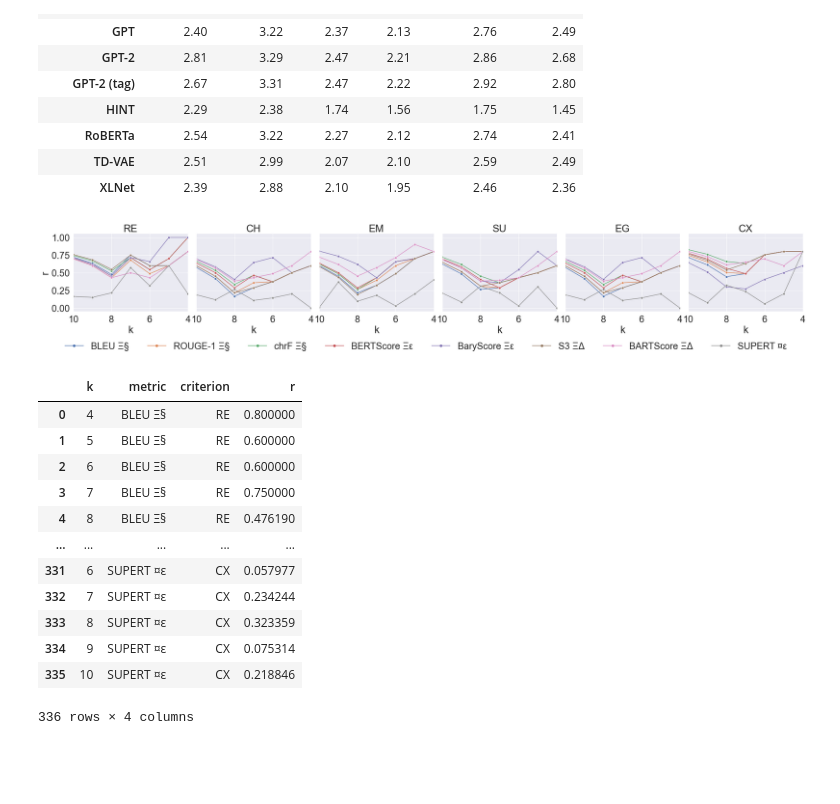
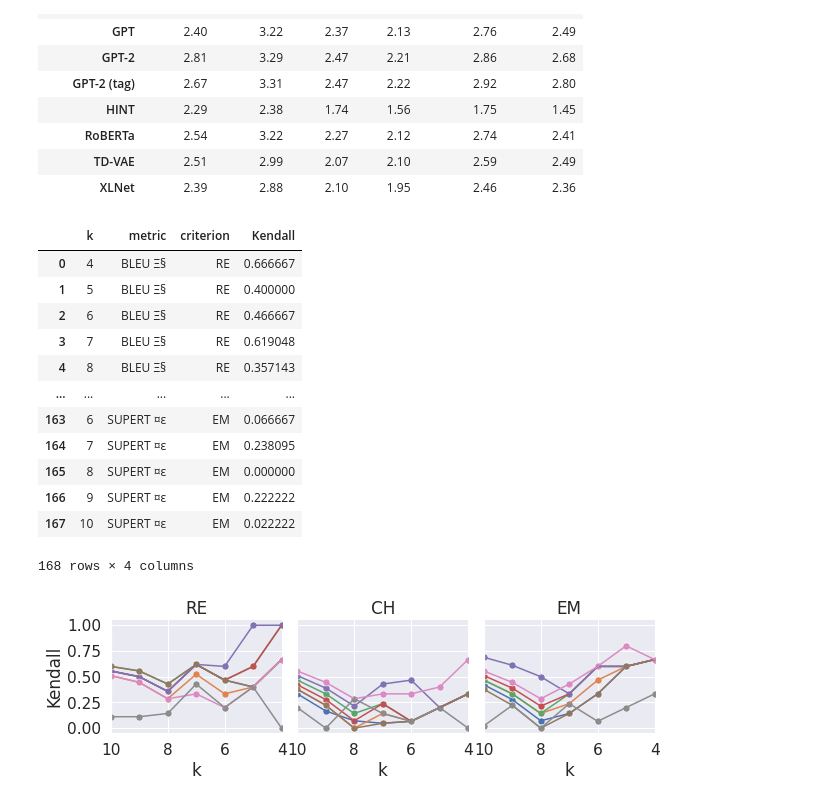
Before and after one commit to dig-team/hanna-benchmark-asg, a Jupyter notebook: data_visualization_original.ipynb, the cells around one changed output. Saved outputs shown, nothing was run; the diff lists cells and outputs as text; code cells hidden in the pictures; blank space fills up the shorter version.

```diff
--- a/data_visualization_original.ipynb
+++ b/data_visualization_original.ipynb
@@ -890,7 +1108,7 @@ def analysis_topk(a, b, correlation_type, Kstr, df=METRICS_DF_NO_HUMAN, metrics_
     """returns the dictionary containing the correlations between criteria and metrics between top-k systems"""
     topk_dict = {}
     k_range = round((b-a)/step)
-    for criterion in CRITERIA:
+    for criterion in metrics_subset1:
         topk_matrix = np.zeros((k_range, len(metrics_subset2)))
         for i, k in enumerate(range(a, b, step)):
             corr = get_correlation_df_topk(k, criterion, correlation_type, Kstr, df=df, metrics_subset1=metrics_subset1, metrics_subset2=metrics_subset2, verbose=verbose)
@@ -901,33 +1119,44 @@ def analysis_topk(a, b, correlation_type, Kstr, df=METRICS_DF_NO_HUMAN, metrics_
     return topk_dict
 # %%
 def facet_plot_topk(a, b, correlation_type, Kstr, df=METRICS_DF_NO_HUMAN,
-                    metrics_subset1=CRITERIA, metrics_subset2=METRICS,
+                    metrics_subset1=CRITERIA, metrics_subset2=METRICS, criteria_labels=CRITERIA_LABELS,
                     step=2, topk_dict=None, absolute=True,
                     savepath=None, verbose=False):
     if topk_dict is None:
         topk_dict = analysis_topk(a, b, correlation_type, Kstr, df=df, metrics_subset1=metrics_subset1, metrics_subset2=metrics_subset2, verbose=verbose, step=step, absolute=absolute)
     k_range = round((b-a)/step)
     datas = []
-    for abbr, criterion in zip(CRITERIA_LABELS, CRITERIA):
+    for abbr, criterion in zip(criteria_labels, metrics_subset1):
         arrays = [
             len(metrics_subset2) * list(range(a,b,step)),
             [metrics_subset2[i//k_range] for i in range(len(metrics_subset2) * k_range)],
             len(metrics_subset2) * k_range * [abbr]
         ]
         df_index = pd.MultiIndex.from_arrays(arrays, names=('k', 'metric', 'criterion'))
-        data = pd.DataFrame(topk_dict[criterion].T.flatten(), index=df_index, columns=['r'])
+        data = pd.DataFrame(topk_dict[criterion].T.flatten(), index=df_index, columns=['Kendall'])
         data.reset_index(inplace=True)
         datas.append(data)
     plot_df = pd.concat(datas, ignore_index=True)
-    sns.set(font_scale=2.3)
-    pl = sns.relplot(
-        data=plot_df,
-        x="k", y="r",
-        hue="metric", col="criterion",
-        style="metric",
-        kind="line", palette="deep",
-        markers=8*["o"], dashes=False
+    sns.set(font_scale=1.4)
+    pl = sns.FacetGrid(
+        data=plot_df, col="criterion", hue="metric",
+        height=3, aspect=1
     )
+    pl.map(sns.scatterplot,
+        "k", "Kendall", s=50
+    )
+    pl.map(sns.lineplot,
+        "k", "Kendall"
+    )
+    # pl = sns.relplot(
+    #     data=plot_df,
+    #     x="k", y="Kendall",
+    #     hue="metric", col="criterion",
+    #     style="metric",
+    #     kind="scatter", palette="deep",
+    #     # markers=True, dashes=False,
+    #     s=200, ls='-'
+    # )
     if absolute:
         pl.set(
             yticks=[0, 0.25, 0.5, 0.75, 1],
@@ -939,13 +1168,14 @@ def facet_plot_topk(a, b, correlation_type, Kstr, df=METRICS_DF_NO_HUMAN,
             xticks=[4,6,8,10]
         )
     (pl.set_titles("{col_name}").tight_layout(w_pad=0.8))
-    sns.move_legend(pl, "lower center", bbox_to_anchor=(0.445, -0.1), ncol=8, title=None, frameon=False)
-    plt.ylabel("r", rotation=90)
+    # sns.move_legend(pl, "lower center", bbox_to_anchor=(0.41, -0.15), ncol=4, title=None, frameon=False, fontsize=20)
+    plt.ylabel("Kendall", rotation=90)
     plt.xlim(10, 4)
     if savepath is None:
         plt.show()
     else:
-        plt.savefig(savepath, bbox_inches='tight')
+        plt.savefig(savepath+"_{}_{}.png".format(correlation_type, Kstr), bbox_inches='tight')
+        plt.savefig(savepath+"_{}_{}.pdf".format(correlation_type, Kstr), format="pdf", bbox_inches='tight')
     return plot_df
 # %%
 METRICS_FILTERED_LABELS2 = [
@@ -954,19 +1184,19 @@ METRICS_FILTERED_LABELS2 = [
 
 METRICS_FILTERED_DF_NO_HUMAN2 = METRICS_FILTERED_DF_NO_HUMAN[CRITERIA + METRICS_FILTERED_LABELS2]
 # %%
-facet_plot_topk(4, 11, "system", "spearman", df=METRICS_FILTERED_DF_NO_HUMAN2, metrics_subset1=CRITERIA, metrics_subset2=METRICS_FILTERED_LABELS2, verbose=False, step=1)
+facet_plot_topk(4, 11, "system", "kendall", df=METRICS_FILTERED_DF_NO_HUMAN2, metrics_subset1=CRITERIA[:3], metrics_subset2=METRICS_FILTERED_LABELS2, criteria_labels=CRITERIA_LABELS[:3], savepath="figures2/topk1", verbose=False, step=1)
 # %% [output]
-[figure, old version]
-|  | k | metric | criterion | r |
-| 0 | 4 | BLEU Ξ§ | RE | 0.800000 |
-| 1 | 5 | BLEU Ξ§ | RE | 0.600000 |
-| 2 | 6 | BLEU Ξ§ | RE | 0.600000 |
-| 3 | 7 | BLEU Ξ§ | RE | 0.750000 |
-| 4 | 8 | BLEU Ξ§ | RE | 0.476190 |
+|  | k | metric | criterion | Kendall |
+| 0 | 4 | BLEU Ξ§ | RE | 0.666667 |
+| 1 | 5 | BLEU Ξ§ | RE | 0.400000 |
+| 2 | 6 | BLEU Ξ§ | RE | 0.466667 |
+| 3 | 7 | BLEU Ξ§ | RE | 0.619048 |
+| 4 | 8 | BLEU Ξ§ | RE | 0.357143 |
 | ... | ... | ... | ... | ... |
-| 331 | 6 | SUPERT ¤ε | CX | 0.057977 |
-| 332 | 7 | SUPERT ¤ε | CX | 0.234244 |
-| 333 | 8 | SUPERT ¤ε | CX | 0.323359 |
-| 334 | 9 | SUPERT ¤ε | CX | 0.075314 |
-| 335 | 10 | SUPERT ¤ε | CX | 0.218846 |
+| 163 | 6 | SUPERT ¤ε | EM | 0.066667 |
+| 164 | 7 | SUPERT ¤ε | EM | 0.238095 |
+| 165 | 8 | SUPERT ¤ε | EM | 0.000000 |
+| 166 | 9 | SUPERT ¤ε | EM | 0.222222 |
+| 167 | 10 | SUPERT ¤ε | EM | 0.022222 |
-336 rows × 4 columns
+168 rows × 4 columns
+[figure, new version]
```
Also changed, not shown: parts of 30 cells of this notebook, 36 other files.
